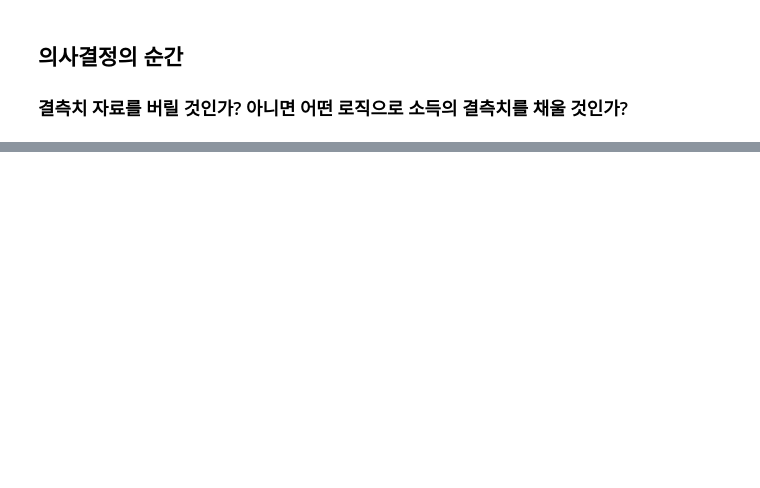
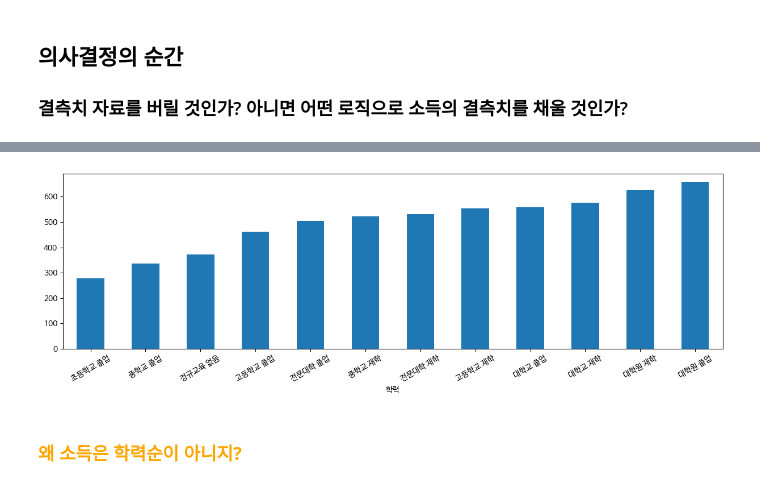
Before and after one commit to ancestor9/Gyeongbok-AI-study, a Jupyter notebook: 2025/도장깨기/03_missing_value_imputation_Consumer_Behavior_Analysis.ipynb, the cells around one changed output, grey strips where cells are left out. Saved outputs shown, nothing was run; the diff lists cells and outputs as text; code cells hidden in the pictures; blank space fills up the shorter version.

```diff
--- a/2025/도장깨기/03_missing_value_imputation_Consumer_Behavior_Analysis.ipynb
+++ b/2025/도장깨기/03_missing_value_imputation_Consumer_Behavior_Analysis.ipynb
@@ -434,0 +467,9 @@ df[df['소득'].isna()]
+# %%
+# prompt: df.groupby('학력')['소득'].mean().sort_values().plot() 그림크기를 조절하는 코드
+plt.figure(figsize=(15, 4))  # Adjust width and height as needed
+df.groupby('학력')['소득'].mean().sort_values().plot(kind='bar', rot= 30)
+plt.show()
+# %% [output]
+[figure, added]
+# %% [markdown]
+### <font color='orange'> **왜 소득은 학력순이 아니지?**
```
Also changed, not shown: parts of 12 cells of this notebook.
